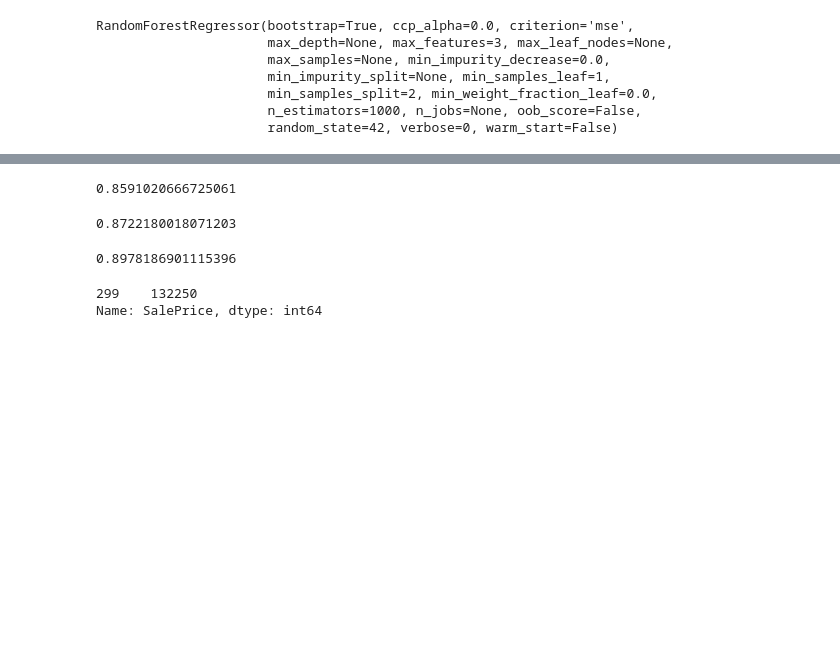
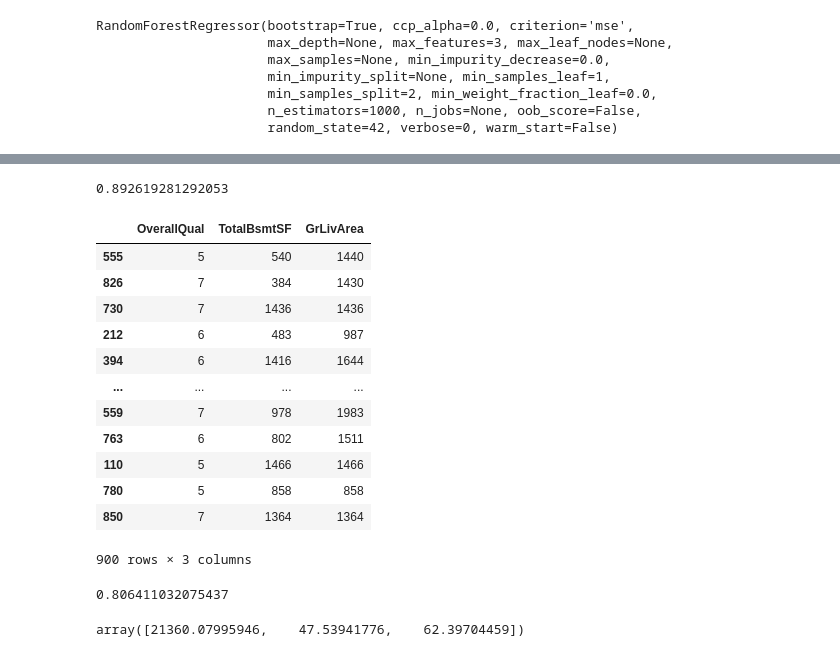
Before and after one commit to Tachmeton/Data-Science---Hausanalyse, a Jupyter notebook: Codebase.ipynb, the cells around one changed output, grey strips where cells are left out. Drawn from its saved outputs; the diff is of its cells as text; code cells hidden in the pictures; blank space fills up the shorter version.

Commit message:
linear Regression

```diff
--- a/Codebase.ipynb
+++ b/Codebase.ipynb
@@ -492,31 +488,39 @@ array([0.8863775 , 0.88947932, 0.88605216, 0.76800928, 0.87499224])
 # %%
-sqrtFeatures = 4
-rfK = RandomForestRegressor(n_estimators = 1000, random_state = 42, max_features = sqrtFeatures - 2)
-scores = cross_val_score(rfK, trainData, trainLabels, cv=10)
-sum(scores)/len(scores)
+#sqrtFeatures = 4
+#rfK = RandomForestRegressor(n_estimators = 1000, random_state = 42, max_features = sqrtFeatures - 2)
+#scores = cross_val_score(rfK, trainData, trainLabels, cv=10)
+#sum(scores)/len(scores)
-# %% [output]
-0.8591020666725061
 # %%
-sqrtFeatures = 4
-rfK = RandomForestRegressor(n_estimators = 1000, random_state = 42, max_features = sqrtFeatures + 2)
-scores = cross_val_score(rfK, trainData, trainLabels, cv=10)
-sum(scores)/len(scores)
+#sqrtFeatures = 4
+#rfK = RandomForestRegressor(n_estimators = 1000, random_state = 42, max_features = sqrtFeatures + 2)
+#scores = cross_val_score(rfK, trainData, trainLabels, cv=10)
+#sum(scores)/len(scores)
-# %% [output]
-0.8722180018071203
 # %%
 from sklearn.ensemble import GradientBoostingRegressor
 # %%
 gbr = GradientBoostingRegressor(
     max_depth=1,
-    learning_rate=1.0
+    n_estimators=1000,
+    learning_rate=0.1
 )
 gbr.fit(trainData, trainLabels)
 gbr.score(validateData, validateLabels)
 #gbr.predict(rawdata[1:2])
 # %% [output]
-0.8978186901115396
+0.892619281292053
-# %%
-labels[1:2]
-# %% [output]
-299    132250
-Name: SalePrice, dtype: int64
+# %%
+linearData = trainData.iloc[:, [4 ,9, 12]]
+# %% [output]
+|  | OverallQual | TotalBsmtSF | GrLivArea |
+| 555 | 5 | 540 | 1440 |
+| 826 | 7 | 384 | 1430 |
+| 730 | 7 | 1436 | 1436 |
+| 212 | 6 | 483 | 987 |
+| 394 | 6 | 1416 | 1644 |
+| ... | ... | ... | ... |
+| 559 | 7 | 978 | 1983 |
+| 763 | 6 | 802 | 1511 |
+| 110 | 5 | 1466 | 1466 |
+| 780 | 5 | 858 | 858 |
+| 850 | 7 | 1364 | 1364 |
+900 rows × 3 columns
@@ -522,0 +533,9 @@ Name: SalePrice, dtype: int64
+# %%
+linearDataV = validateData.iloc[:, [4 ,9, 12]]
+clf.score(linearDataV,validateLabels)
+# %% [output]
+0.806411032075437
+# %%
+clf.coef_
+# %% [output]
+array([21360.07995946,    47.53941776,    62.39704459])
```
Also changed, not shown: parts of 12 cells of this notebook.
